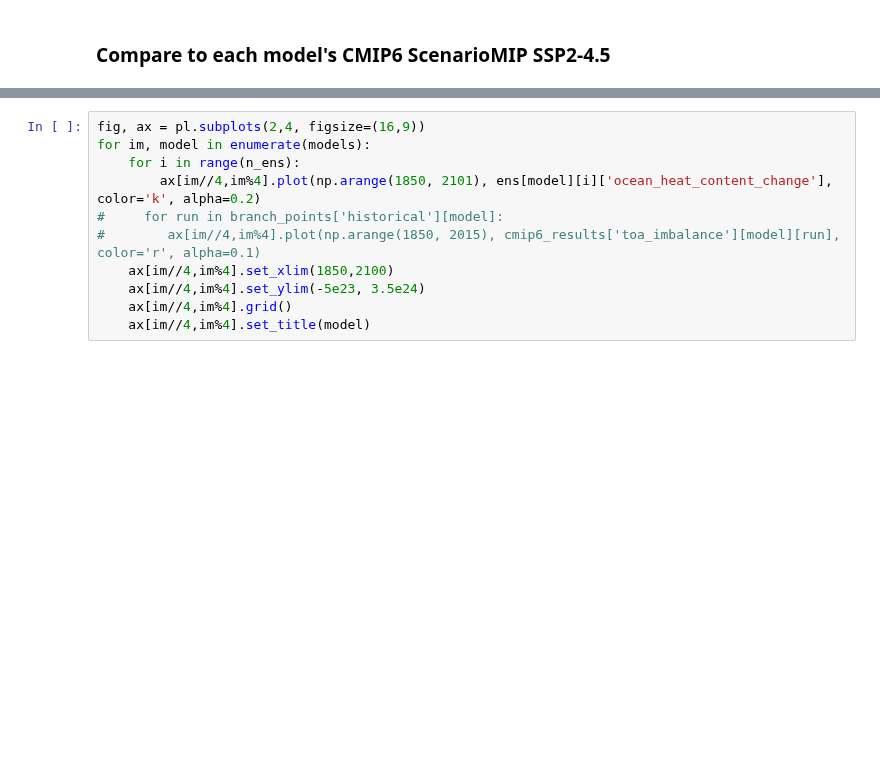
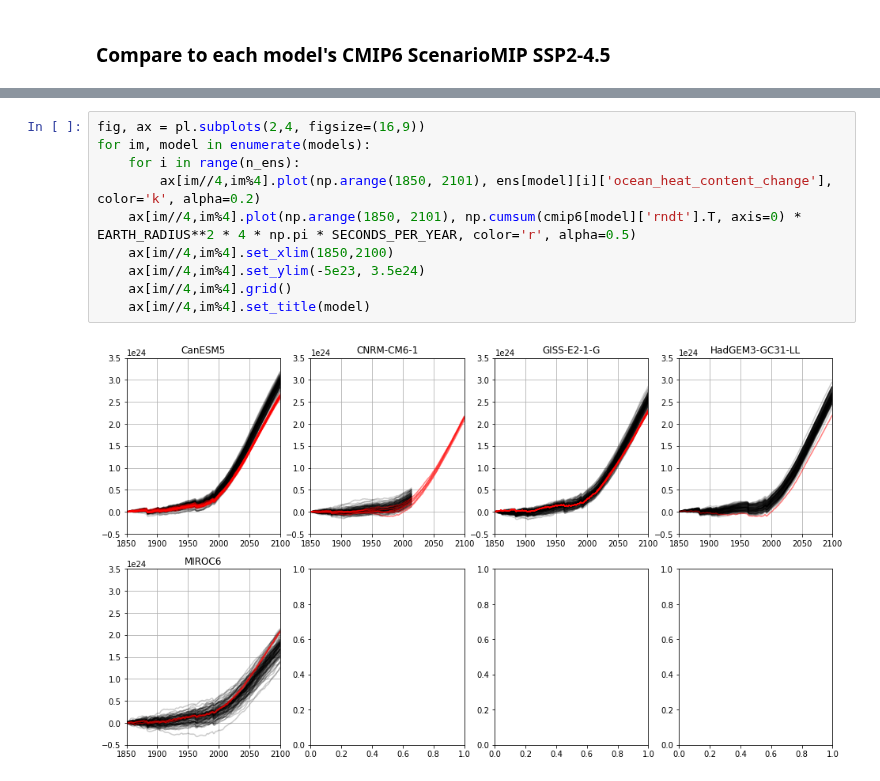
Before and after one commit to chrisroadmap/fair-calibrate, a Jupyter notebook: notebooks/040_run-irm3-with-forcing.ipynb, the cells around one changed output, grey strips where cells are left out. Saved outputs shown, nothing was run; the diff lists cells and outputs as text; blank space fills up the shorter version.

```diff
--- a/notebooks/040_run-irm3-with-forcing.ipynb
+++ b/notebooks/040_run-irm3-with-forcing.ipynb
@@ -418,11 +488,12 @@ for im, model in enumerate(models):
 # %%
 fig, ax = pl.subplots(2,4, figsize=(16,9))
 for im, model in enumerate(models):
     for i in range(n_ens):
         ax[im//4,im%4].plot(np.arange(1850, 2101), ens[model][i]['ocean_heat_content_change'], color='k', alpha=0.2)
-#     for run in branch_points['historical'][model]:
-#        ax[im//4,im%4].plot(np.arange(1850, 2015), cmip6_results['toa_imbalance'][model][run], color='r', alpha=0.1)
+    ax[im//4,im%4].plot(np.arange(1850, 2101), np.cumsum(cmip6[model]['rndt'].T, axis=0) * EARTH_RADIUS**2 * 4 * np.pi * SECONDS_PER_YEAR, color='r', alpha=0.5)
     ax[im//4,im%4].set_xlim(1850,2100)
     ax[im//4,im%4].set_ylim(-5e23, 3.5e24)
     ax[im//4,im%4].grid()
     ax[im//4,im%4].set_title(model)
+# %% [output]
+[figure, added]
```
Also changed, not shown: parts of 27 cells of this notebook.
